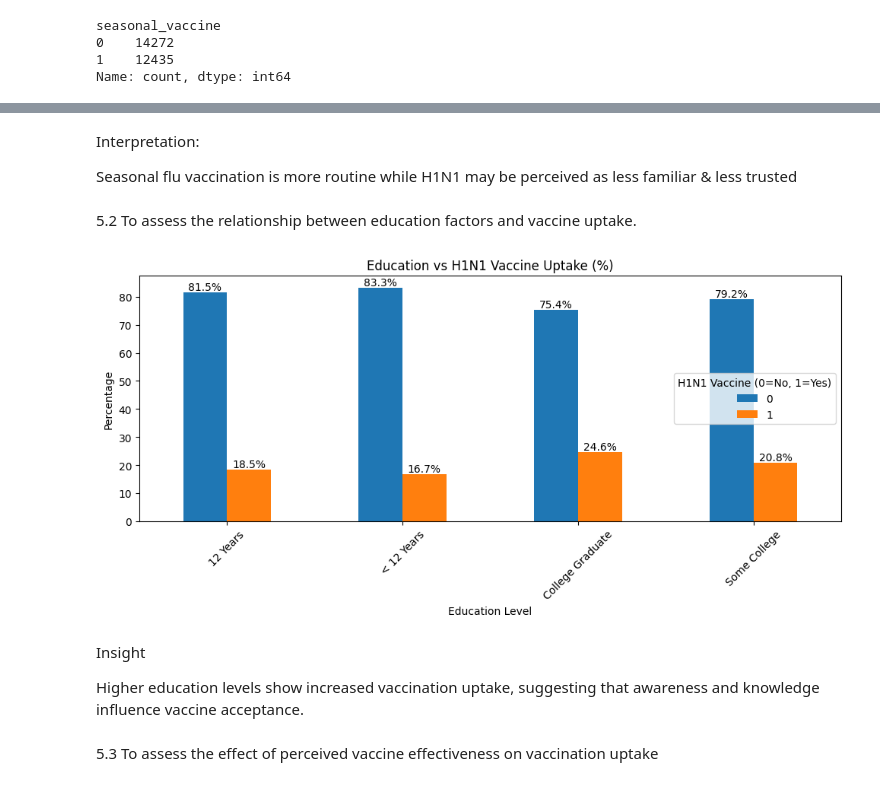
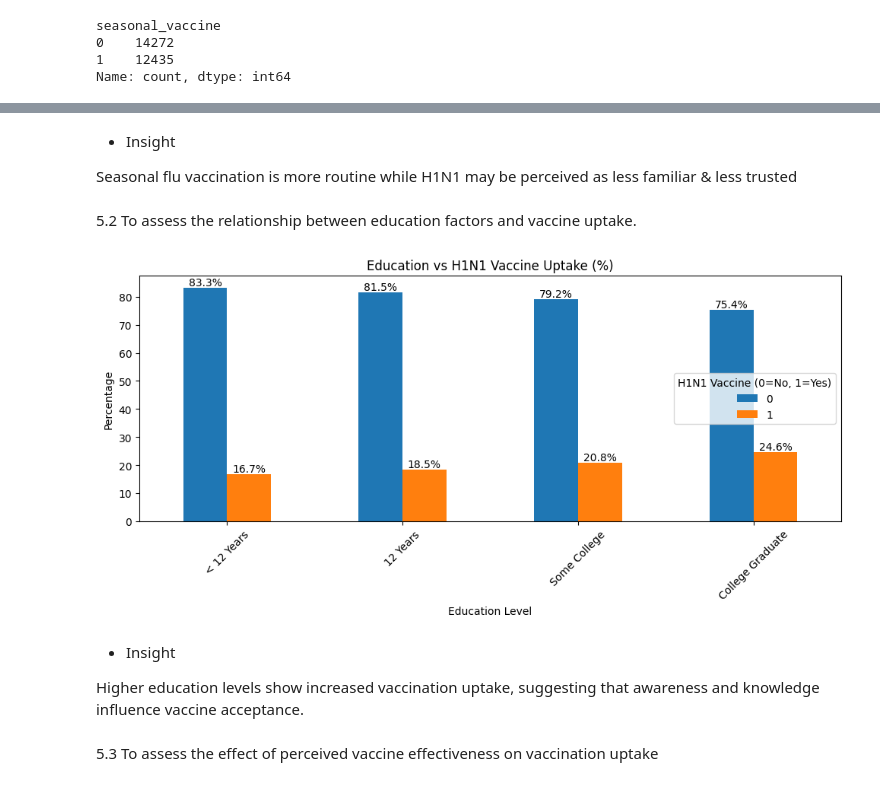
Before and after one commit to satawa83/flu_vaccine_project3, a Jupyter notebook: notebooks/EDA.ipynb, the cells around one changed output, grey strips where cells are left out. Saved outputs shown, nothing was run; the diff lists cells and outputs as text; code cells hidden in the pictures.

Commit message:
Clean project structure and update visuals

```diff
--- a/notebooks/EDA.ipynb
+++ b/notebooks/EDA.ipynb
@@ -478,44 +476,52 @@ FileNotFoundError: [Errno 2] No such file or directory: 'images/vaccine_distribu
 [figure]
 # %% [markdown]
-Interpretation:
+- Insight
 
 Seasonal flu vaccination is more routine while H1N1 may be perceived as less familiar & less trusted
 # %% [markdown]
 5.2 To assess the relationship between education factors and vaccine uptake.
-# %%
-import pandas as pd
-import matplotlib.pyplot as plt
-
-# Create percentage table
-edu_vax = pd.crosstab(
-    train_df['education'],
-    train_df['h1n1_vaccine'],
-    normalize='index'
-) * 100
-
-# Plot grouped bar chart
-ax = edu_vax.plot(kind='bar', figsize=(10, 5))
-
-plt.title('Education vs H1N1 Vaccine Uptake (%)')
-plt.ylabel('Percentage')
-plt.xlabel('Education Level')
-
-# Add percentage labels
-for container in ax.containers:
-    ax.bar_label(container, fmt='%.1f%%')
-
-plt.xticks(rotation=45)
-plt.legend(title='H1N1 Vaccine (0=No, 1=Yes)')
-plt.tight_layout()
-
-# Save image
-plt.savefig("images/education_vaccine_uptake.png", dpi=300, bbox_inches="tight")
-
-plt.show()
-# %% [output]
-[figure, removed]
+# %%
+
+# education order
+edu_order = ["< 12 Years", "12 Years", "Some College", "College Graduate"]
+
+# Apply categorical ordering
+train_df["education"] = pd.Categorical(
+    train_df["education"],
+    categories=edu_order,
+    ordered=True
+)
+
+# Create percentage table
+edu_vax = pd.crosstab(
+    train_df['education'],
+    train_df['h1n1_vaccine'],
+    normalize='index'
+) * 100
+
+# Plot
+ax = edu_vax.plot(kind='bar', figsize=(10, 5))
+
+plt.title('Education vs H1N1 Vaccine Uptake (%)')
+plt.ylabel('Percentage')
+plt.xlabel('Education Level')
+
+# Add labels
+for container in ax.containers:
+    ax.bar_label(container, fmt='%.1f%%')
+
+plt.xticks(rotation=45)
+plt.legend(title='H1N1 Vaccine (0=No, 1=Yes)')
+plt.tight_layout()
+
+fig = ax.get_figure()
+fig.savefig("images/education_vaccine_uptake.png", dpi=300, bbox_inches="tight")
+
+plt.show()
+# %% [output]
+[figure, added]
 # %% [markdown]
-Insight
+- Insight
 
 Higher education levels show increased vaccination uptake, suggesting that awareness and knowledge influence vaccine acceptance.
 # %% [markdown]
```
Also changed, not shown: parts of 77 cells of this notebook, 1 other file.
